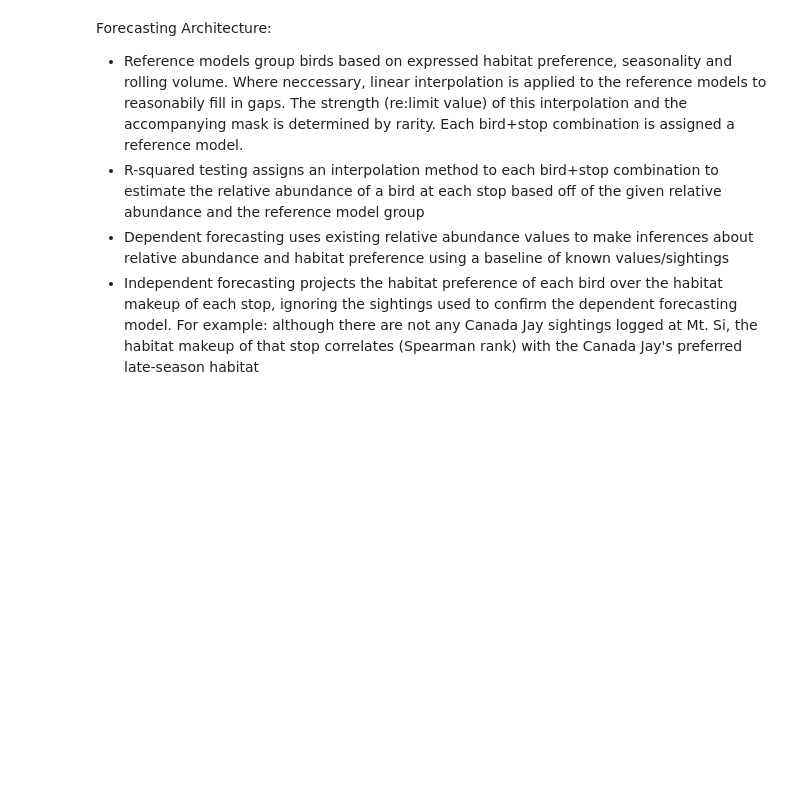
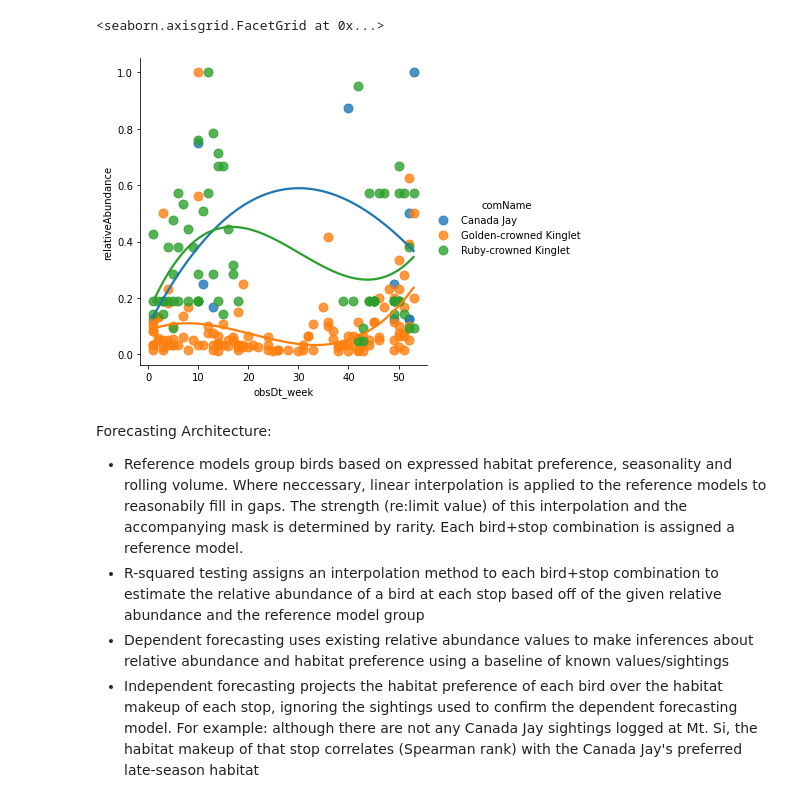
Before and after one commit to Tanag3r/trailheadDirect_birds, a Jupyter notebook: trailheadHabitat_analysis.ipynb, the cells around one changed output. Cells and saved outputs as stored; diff of their text form; code cells hidden in the pictures; blank space fills up the shorter version.

```diff
--- a/trailheadHabitat_analysis.ipynb
+++ b/trailheadHabitat_analysis.ipynb
@@ -55,3 +63,8 @@ def weeklyAbundance():
+# %%
+sns.lmplot(data=trx,x='obsDt_week',y='relativeAbundance',order=3,scatter_kws={'s':80},ci=None,hue='comName')
+# %% [output]
+<seaborn.axisgrid.FacetGrid at 0x...>
+[figure, added]
 # %% [markdown]
 Forecasting Architecture:
 
```
Also changed, not shown: parts of 5 cells of this notebook.
